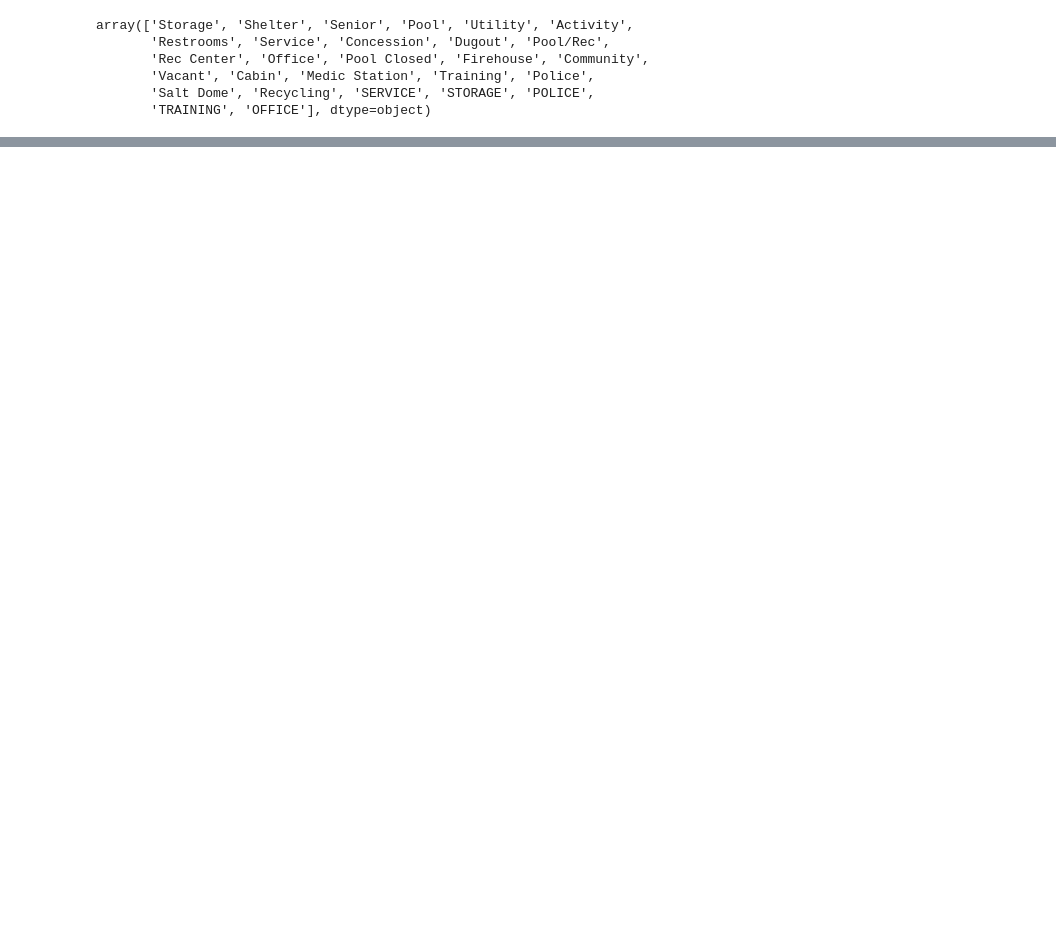
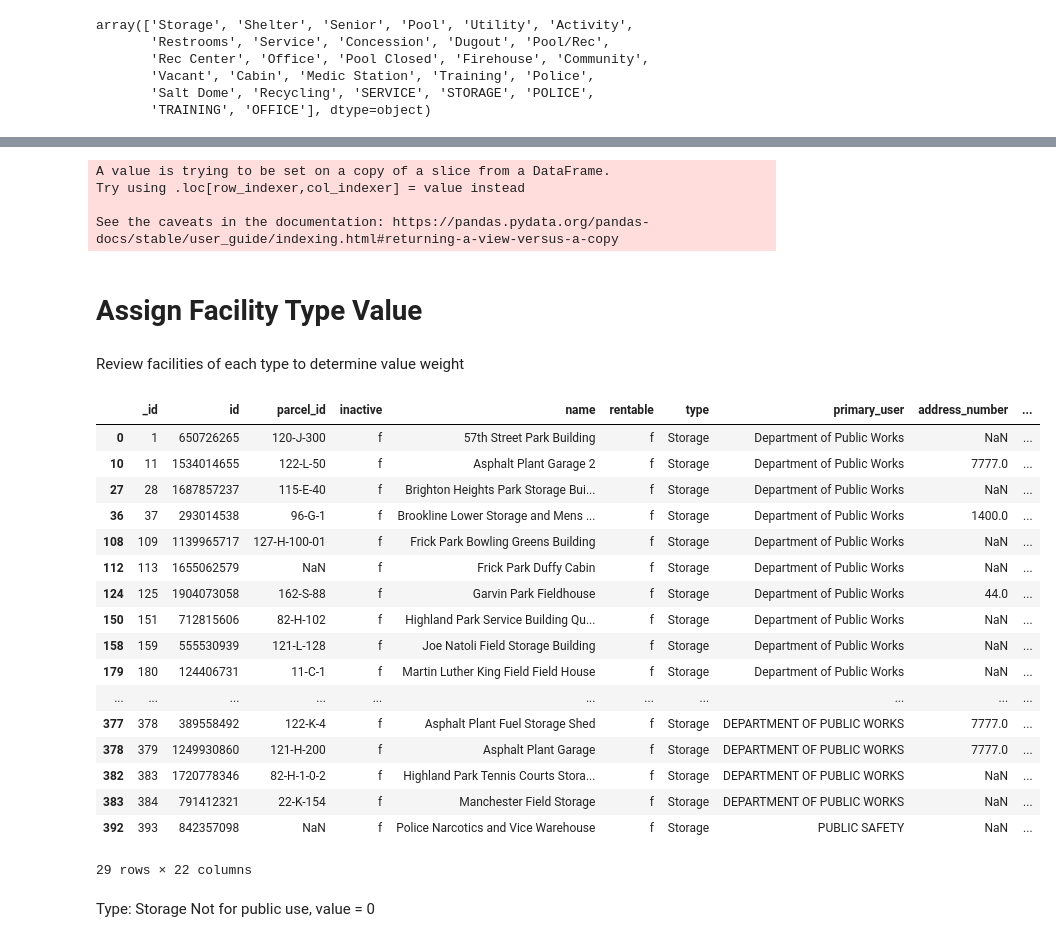
Before and after one commit to zsh23-pitt/CMPINF_11_Project, a Jupyter notebook: facilities.ipynb, the cells around one changed output, grey strips where cells are left out. Saved outputs shown, nothing was run; the diff lists cells and outputs as text; code cells hidden in the pictures; blank space fills up the shorter version.

```diff
--- a/facilities.ipynb
+++ b/facilities.ipynb
@@ -235,0 +61,41 @@ fig.show()
+# %%
+# change "type" strings to all have title case
+df_active["type"] = df_active["type"].str.title()
+
+# make list of all different facility types
+type_list = list(df_active["type"].unique())
+value_list = [0 for x in type_list]
+# %% [output]
+A value is trying to be set on a copy of a slice from a DataFrame.
+Try using .loc[row_indexer,col_indexer] = value instead
+
+See the caveats in the documentation: https://pandas.pydata.org/pandas-docs/stable/user_guide/indexing.html#returning-a-view-versus-a-copy
+# %% [markdown]
+# Assign Facility Type Value
+# %% [markdown]
+Review facilities of each type to determine value weight
+# %%
+index = 0
+df_active.loc[df_active["type"]==type_list[index]]
+# %% [output]
+|  | _id | id | parcel_id | inactive | name | rentable | type | primary_user | address_number | ... |
+| 0 | 1 | 650726265 | 120-J-300 | f | 57th Street Park Building | f | Storage | Department of Public Works | NaN | ... |
+| 10 | 11 | 1534014655 | 122-L-50 | f | Asphalt Plant Garage 2 | f | Storage | Department of Public Works | 7777.0 | ... |
+| 27 | 28 | 1687857237 | 115-E-40 | f | Brighton Heights Park Storage Bui... | f | Storage | Department of Public Works | NaN | ... |
+| 36 | 37 | 293014538 | 96-G-1 | f | Brookline Lower Storage and Mens ... | f | Storage | Department of Public Works | 1400.0 | ... |
+| 108 | 109 | 1139965717 | 127-H-100-01 | f | Frick Park Bowling Greens Building | f | Storage | Department of Public Works | NaN | ... |
+| 112 | 113 | 1655062579 | NaN | f | Frick Park Duffy Cabin | f | Storage | Department of Public Works | NaN | ... |
+| 124 | 125 | 1904073058 | 162-S-88 | f | Garvin Park Fieldhouse | f | Storage | Department of Public Works | 44.0 | ... |
+| 150 | 151 | 712815606 | 82-H-102 | f | Highland Park Service Building Qu... | f | Storage | Department of Public Works | NaN | ... |
+| 158 | 159 | 555530939 | 121-L-128 | f | Joe Natoli Field Storage Building | f | Storage | Department of Public Works | NaN | ... |
+| 179 | 180 | 124406731 | 11-C-1 | f | Martin Luther King Field Field House | f | Storage | Department of Public Works | NaN | ... |
+| ... | ... | ... | ... | ... | ... | ... | ... | ... | ... | ... |
+| 377 | 378 | 389558492 | 122-K-4 | f | Asphalt Plant Fuel Storage Shed | f | Storage | DEPARTMENT OF PUBLIC WORKS | 7777.0 | ... |
+| 378 | 379 | 1249930860 | 121-H-200 | f | Asphalt Plant Garage | f | Storage | DEPARTMENT OF PUBLIC WORKS | 7777.0 | ... |
+| 382 | 383 | 1720778346 | 82-H-1-0-2 | f | Highland Park Tennis Courts Stora... | f | Storage | DEPARTMENT OF PUBLIC WORKS | NaN | ... |
+| 383 | 384 | 791412321 | 22-K-154 | f | Manchester Field Storage | f | Storage | DEPARTMENT OF PUBLIC WORKS | NaN | ... |
+| 392 | 393 | 842357098 | NaN | f | Police Narcotics and Vice Warehouse | f | Storage | PUBLIC SAFETY | NaN | ... |
+29 rows × 22 columns
+# %% [markdown]
+Type: Storage
+Not for public use, value = 0
```
Also changed, not shown: parts of 106 cells of this notebook.
